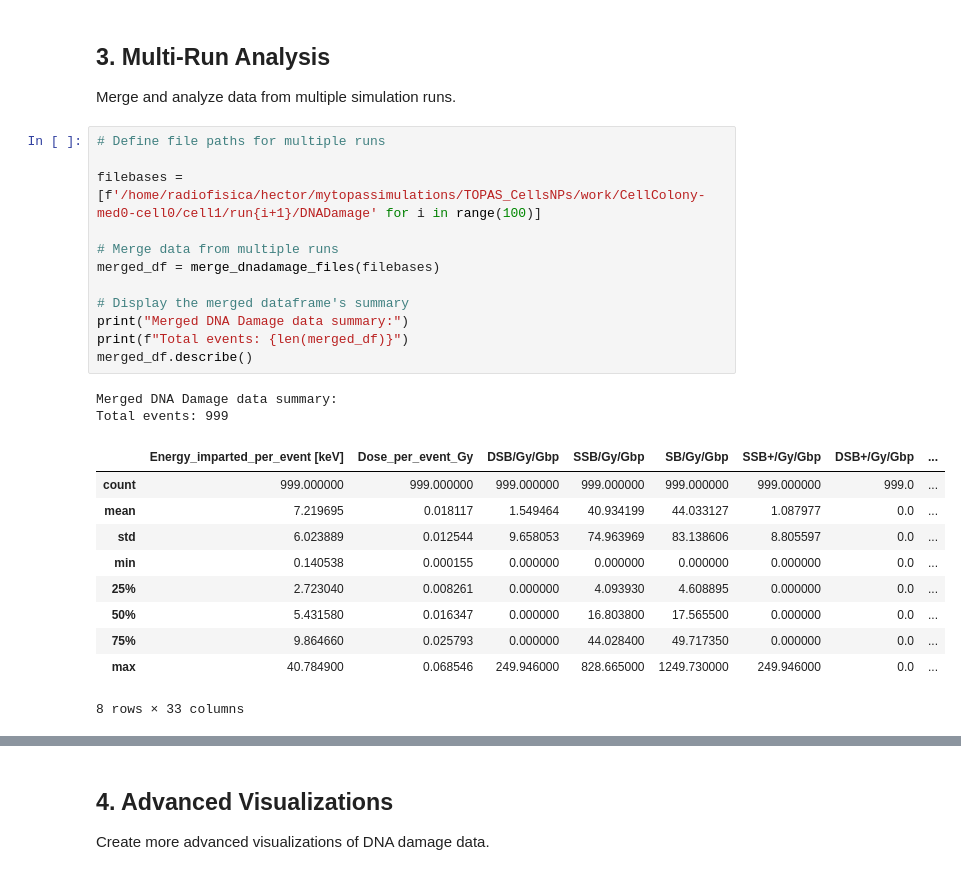
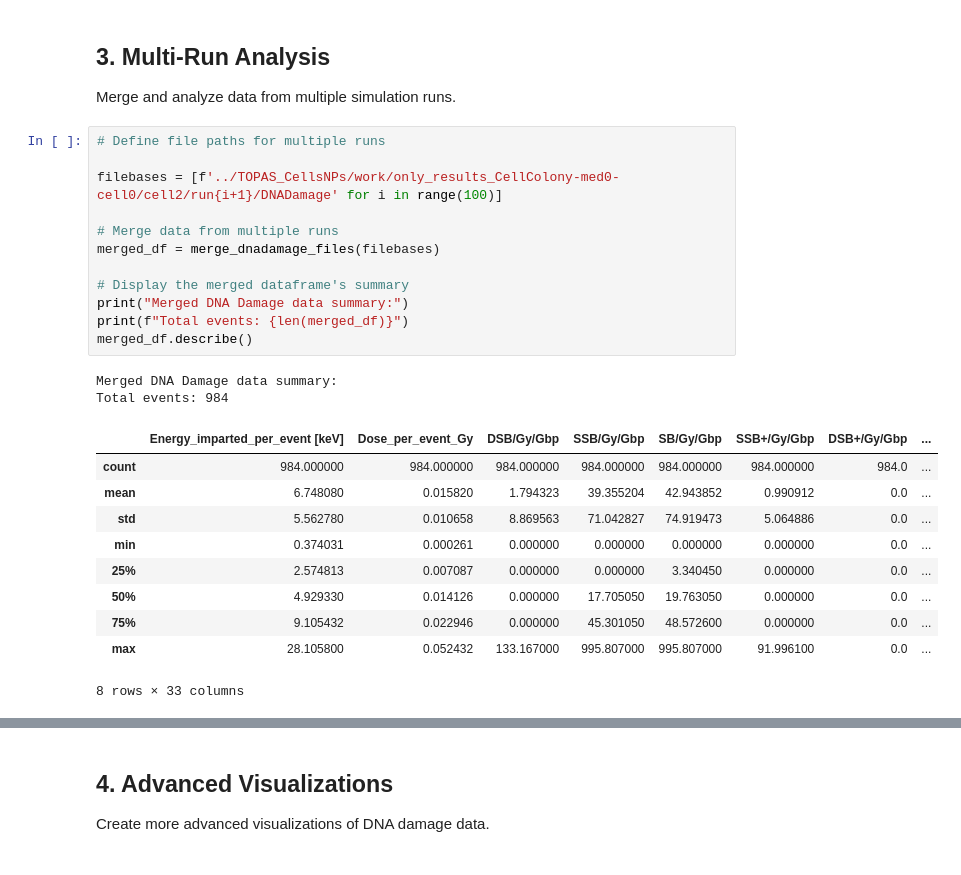
Before and after one commit to HectorMiras/MyTOPASPythonScripts, a Jupyter notebook: dnadamage_results.ipynb, the cells around one changed output, grey strips where cells are left out. Drawn from its saved outputs; the diff is of its cells as text.

```diff
--- a/dnadamage_results.ipynb
+++ b/dnadamage_results.ipynb
@@ -169,27 +169,27 @@ Merge and analyze data from multiple simulation runs.
 # %%
 # Define file paths for multiple runs
 
-filebases = [f'/home/radiofisica/hector/mytopassimulations/TOPAS_CellsNPs/work/CellColony-med0-cell0/cell1/run{i+1}/DNADamage' for i in range(100)]
+filebases = [f'../TOPAS_CellsNPs/work/only_results_CellColony-med0-cell0/cell2/run{i+1}/DNADamage' for i in range(100)]
 
 # Merge data from multiple runs
 merged_df = merge_dnadamage_files(filebases)
 
 # Display the merged dataframe's summary
 print("Merged DNA Damage data summary:")
 print(f"Total events: {len(merged_df)}")
 merged_df.describe()
 # %% [output]
 Merged DNA Damage data summary:
-Total events: 999
+Total events: 984
 |  | Energy_imparted_per_event [keV] | Dose_per_event_Gy | DSB/Gy/Gbp | SSB/Gy/Gbp | SB/Gy/Gbp | SSB+/Gy/Gbp | DSB+/Gy/Gbp | ... |
-| count | 999.000000 | 999.000000 | 999.000000 | 999.000000 | 999.000000 | 999.000000 | 999.0 | ... |
-| mean | 7.219695 | 0.018117 | 1.549464 | 40.934199 | 44.033127 | 1.087977 | 0.0 | ... |
-| std | 6.023889 | 0.012544 | 9.658053 | 74.963969 | 83.138606 | 8.805597 | 0.0 | ... |
-| min | 0.140538 | 0.000155 | 0.000000 | 0.000000 | 0.000000 | 0.000000 | 0.0 | ... |
-| 25% | 2.723040 | 0.008261 | 0.000000 | 4.093930 | 4.608895 | 0.000000 | 0.0 | ... |
-| 50% | 5.431580 | 0.016347 | 0.000000 | 16.803800 | 17.565500 | 0.000000 | 0.0 | ... |
-| 75% | 9.864660 | 0.025793 | 0.000000 | 44.028400 | 49.717350 | 0.000000 | 0.0 | ... |
-| max | 40.784900 | 0.068546 | 249.946000 | 828.665000 | 1249.730000 | 249.946000 | 0.0 | ... |
+| count | 984.000000 | 984.000000 | 984.000000 | 984.000000 | 984.000000 | 984.000000 | 984.0 | ... |
+| mean | 6.748080 | 0.015820 | 1.794323 | 39.355204 | 42.943852 | 0.990912 | 0.0 | ... |
+| std | 5.562780 | 0.010658 | 8.869563 | 71.042827 | 74.919473 | 5.064886 | 0.0 | ... |
+| min | 0.374031 | 0.000261 | 0.000000 | 0.000000 | 0.000000 | 0.000000 | 0.0 | ... |
+| 25% | 2.574813 | 0.007087 | 0.000000 | 0.000000 | 3.340450 | 0.000000 | 0.0 | ... |
+| 50% | 4.929330 | 0.014126 | 0.000000 | 17.705050 | 19.763050 | 0.000000 | 0.0 | ... |
+| 75% | 9.105432 | 0.022946 | 0.000000 | 45.301050 | 48.572600 | 0.000000 | 0.0 | ... |
+| max | 28.105800 | 0.052432 | 133.167000 | 995.807000 | 995.807000 | 91.996100 | 0.0 | ... |
 8 rows × 33 columns
 # %%
 # Calculate total damage statistics for the merged data
```
Also changed, not shown: parts of 7 cells of this notebook, 15 other files.
